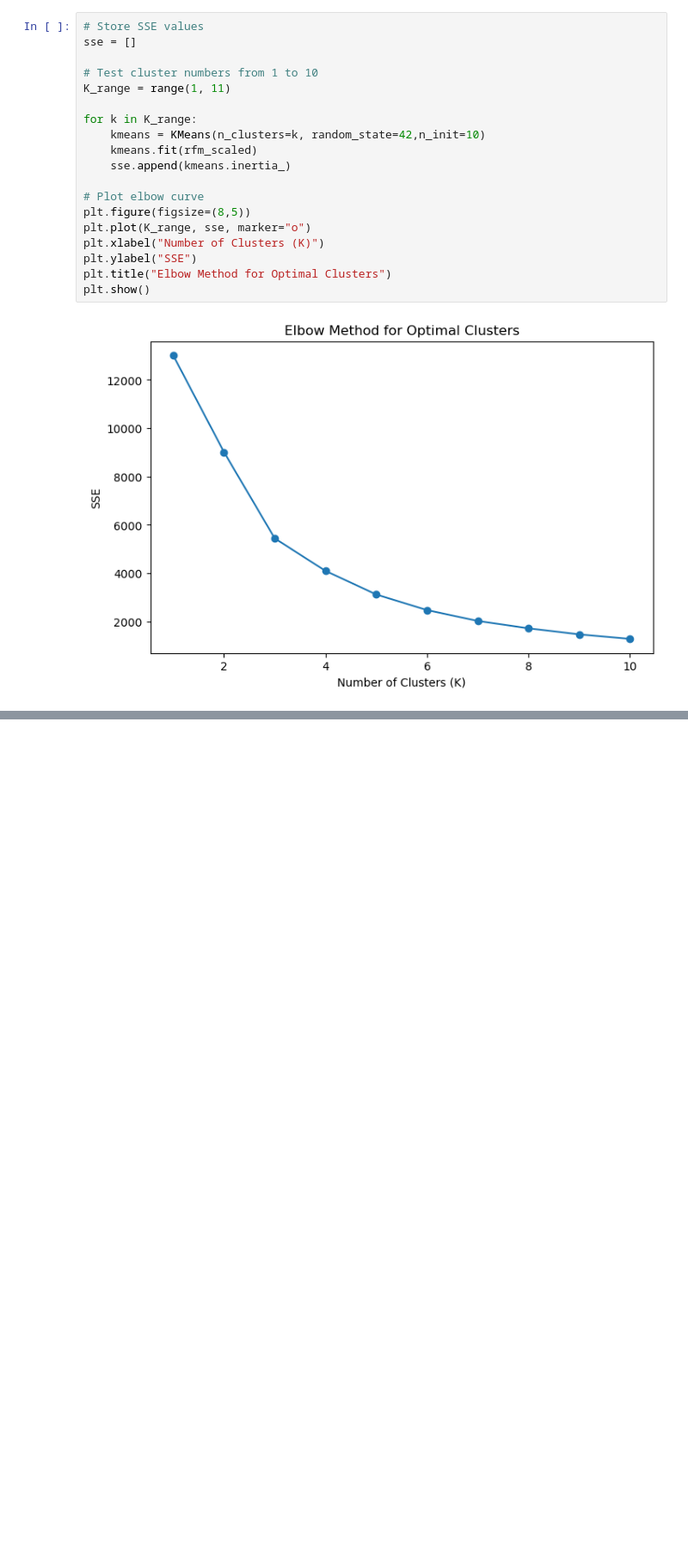
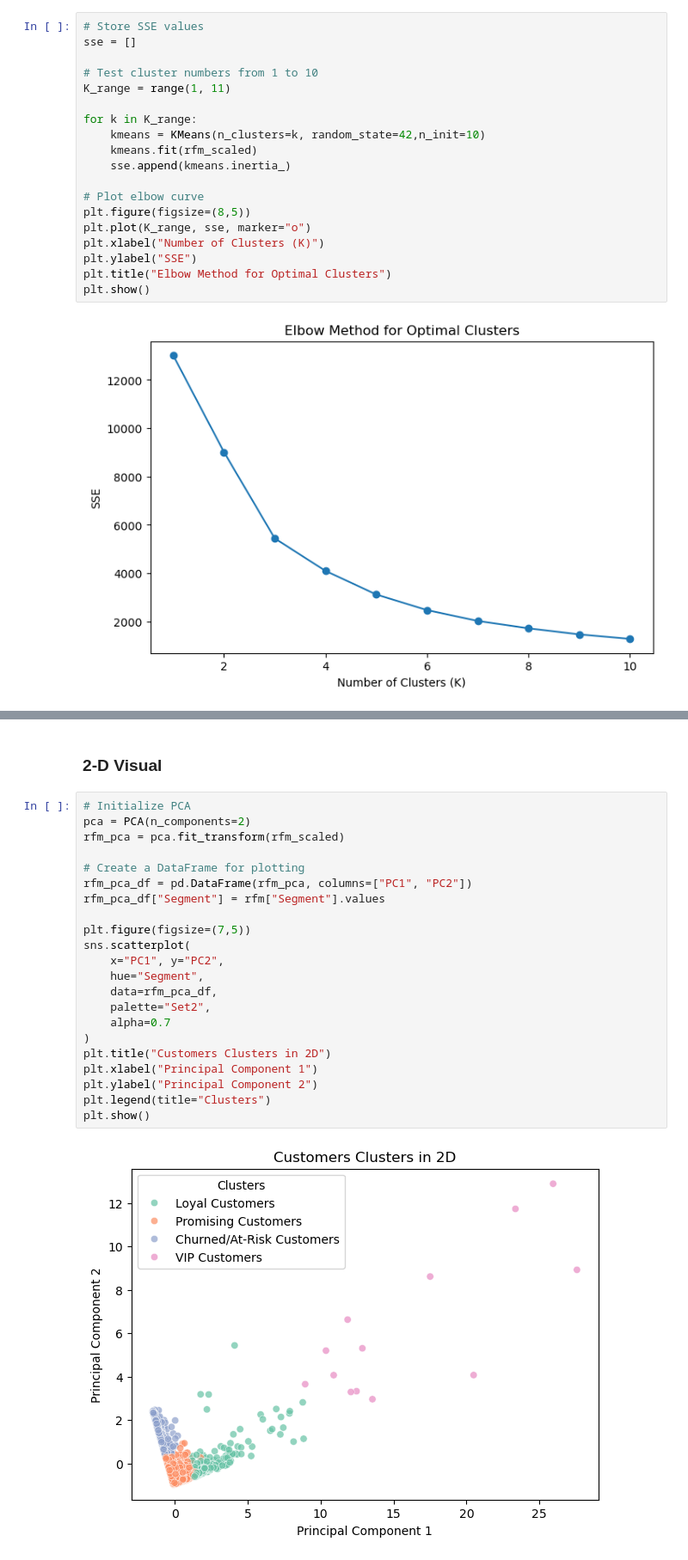
Before and after one commit to Meshack7468/customer-segmentation-rfm, a Jupyter notebook: index.ipynb, the cells around one changed output, grey strips where cells are left out. Shown at 86% size. Saved outputs shown, nothing was run; the diff lists cells and outputs as text; blank space fills up the shorter version.

```diff
--- a/index.ipynb
+++ b/index.ipynb
@@ -229,0 +416,26 @@ plt.show()
+# %% [markdown]
+### 2-D Visual
+# %%
+# Initialize PCA
+pca = PCA(n_components=2)
+rfm_pca = pca.fit_transform(rfm_scaled)
+
+# Create a DataFrame for plotting
+rfm_pca_df = pd.DataFrame(rfm_pca, columns=["PC1", "PC2"])
+rfm_pca_df["Segment"] = rfm["Segment"].values
+
+plt.figure(figsize=(7,5))
+sns.scatterplot(
+    x="PC1", y="PC2",
+    hue="Segment",
+    data=rfm_pca_df,
+    palette="Set2",
+    alpha=0.7
+)
+plt.title("Customers Clusters in 2D")
+plt.xlabel("Principal Component 1")
+plt.ylabel("Principal Component 2")
+plt.legend(title="Clusters")
+plt.show()
+# %% [output]
+[figure, added]
```
Also changed, not shown: parts of 54 cells of this notebook, 1 other file.
